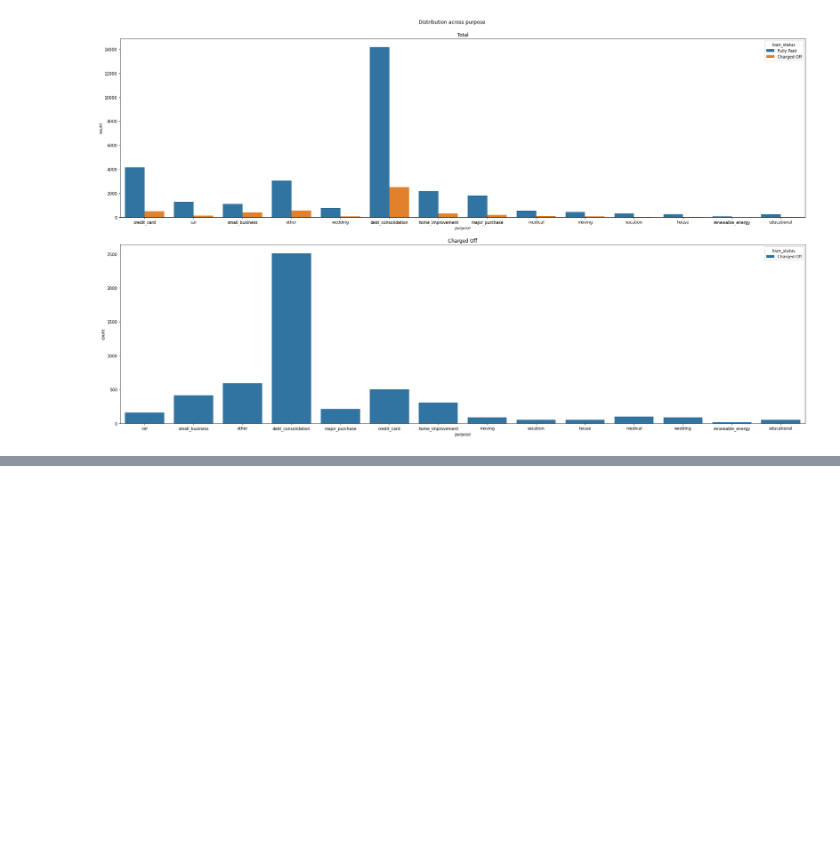
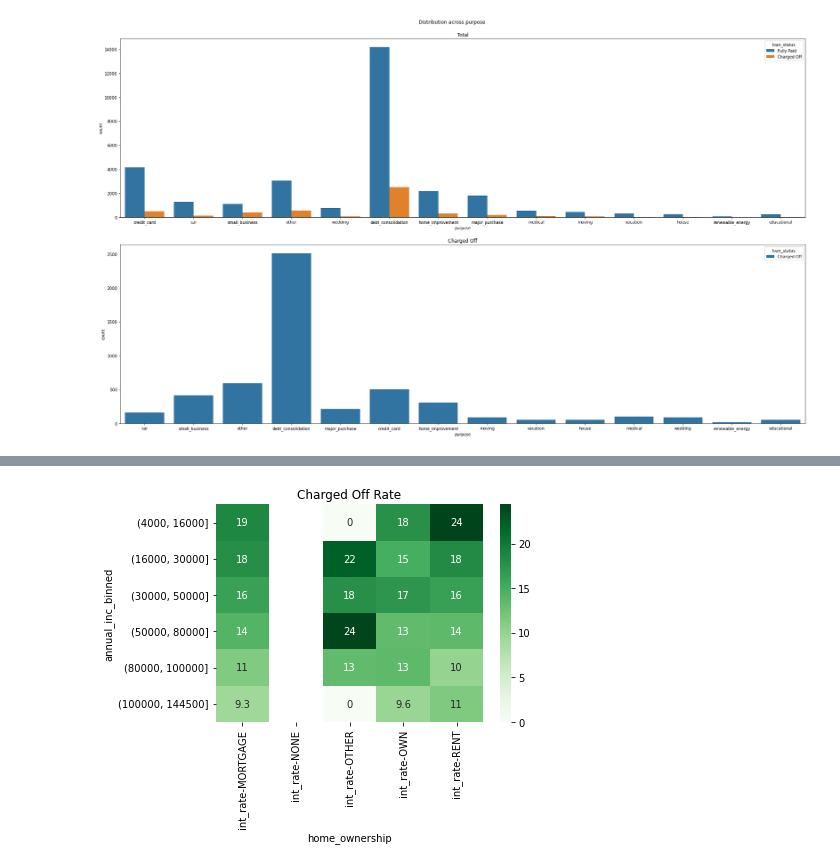
Before and after one commit to vighu0710/LendingClubCaseStudy, a Jupyter notebook: Lending Club Case Study.ipynb, the cells around one changed output, grey strips where cells are left out. Saved outputs shown, nothing was run; the diff lists cells and outputs as text; code cells hidden in the pictures; blank space fills up the shorter version.

```diff
--- a/Lending Club Case Study.ipynb
+++ b/Lending Club Case Study.ipynb
@@ -1019,0 +1042,18 @@ plt.show()
+# %%
+# Here we will find the rate of defaulters based on annual income and home ownership
+pivotDf_paid = PaidLoanDF[["annual_inc_binned","home_ownership","int_rate"]].pivot_table(index=["annual_inc_binned"],columns=["home_ownership"],aggfunc='count')
+pivotDf_default = pd.pivot_table(data=chargedOffLoanDF,index=["annual_inc_binned"],columns=["home_ownership"],values=["int_rate"],aggfunc='count')
+pivotDf_rate = (pivotDf_default/(pivotDf_paid + pivotDf_default)*100).round(2)
+s = sns.heatmap(pivotDf_rate,cmap="Greens",annot=True)
+s.set_xlabel("home_ownership")
+s.set_title("Charged Off Rate")
+plt.show()
+
+#Observations:
+
+# Rate of defaulters is more (appx 24%) with home_ownership rented and annual inc 4K-16K
+# The same is observed with home_ownership other and income 16K-30K & 50K-80K
+# In the category rent and mortgage the chances of defaulting is more for borrowers less that 50K annual income
+# with rates b/w 15-24
+# %% [output]
+[figure, added]
```
Also changed, not shown: parts of 71 cells of this notebook.
